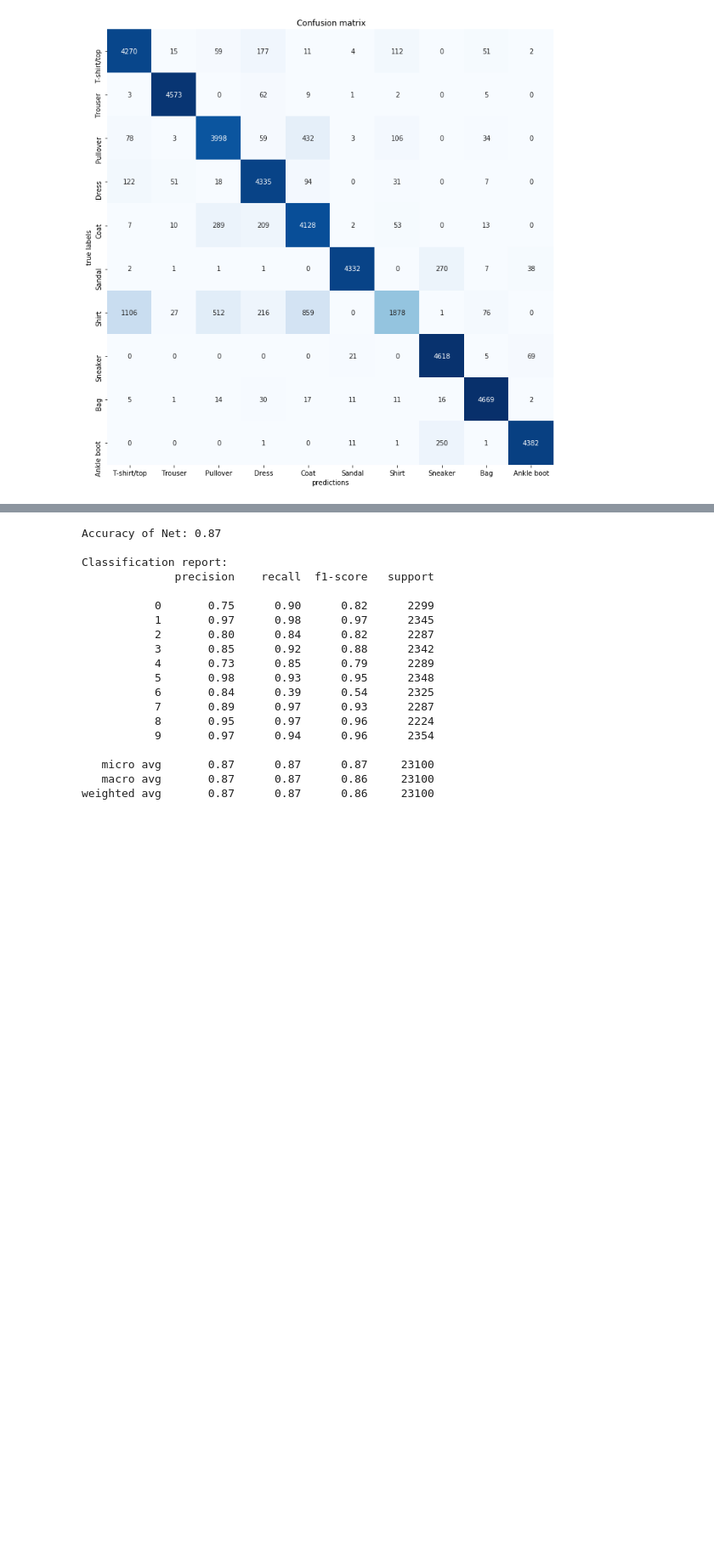
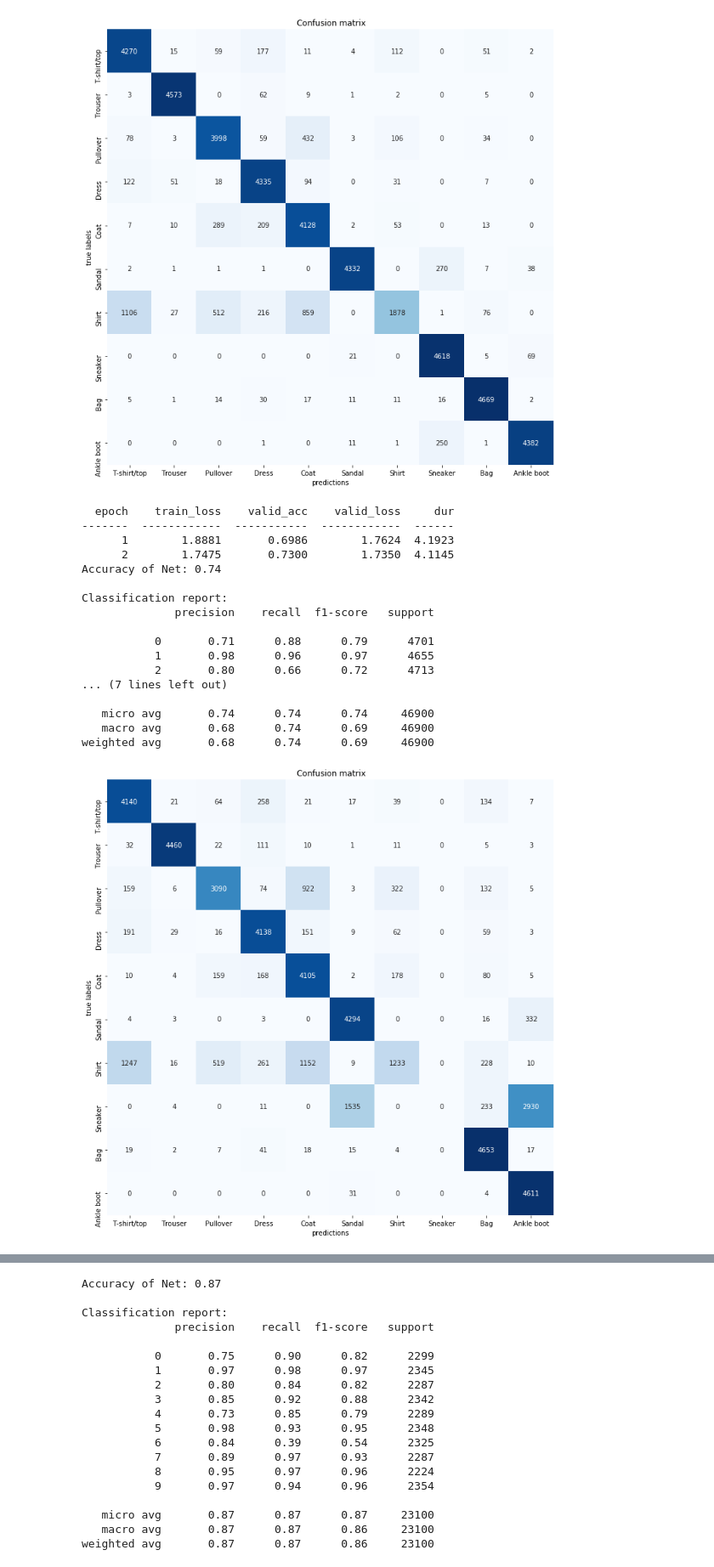
Before and after one commit to lmedeiro/covariance_estimators_in_machine_learning, a Jupyter notebook: Basic_PCA_CNN_Model.ipynb, the cells around one changed output, grey strips where cells are left out. Shown: that part at 85% size. Saved outputs shown, nothing was run; the diff lists cells and outputs as text; code cells hidden in the pictures; blank space fills up the shorter version.

```diff
--- a/Basic_PCA_CNN_Model.ipynb
+++ b/Basic_PCA_CNN_Model.ipynb
@@ -169,7 +171,7 @@ def compute_pca(data, number_of_eigen_vectors=None,
         decorrelated_data = data.dot(eigen_vectors[:,:number_of_eigen_vectors])
     return decorrelated_data
 # %%
-x_train, x_test, y_train, y_test = train_test_split(processed_data, target,
+x_train, x_test, y_train, y_test = train_test_split(decorrelated_data_sce, target,
                                                    test_size=0.33, random_state=42)
 # %%
 x_train = x_train.reshape([x_train.shape[0], int(np.sqrt(x_train.shape[1])),int(np.sqrt(x_train.shape[1])) ])
@@ -288,3 +383,29 @@ def test_model(model, test_data, test_targets):
+# %%
+def train_model(n_features, n_channels, x_train, y_train,
+               device = torch.device('cuda'), model_name = LeNet5OneD.__name__,
+               model = None, n_epochs = 10):
+    if model is None:
+        model = NeuralNetClassifier(module=LeNet5OneD,
+                                    criterion=nn.CrossEntropyLoss,
+                                    module__n_channels= n_channels,
+                                    module__n_features=n_features,
+                                    optimizer=optim.Adam,
+                                    optimizer__lr=0.001,
+                                    max_epochs=n_epochs,
+                                    batch_size=32,
+                                    iterator_train__shuffle=True,
+                                    device=device,
+                                    warm_start=True,
+                                   )
+    model.fit(x_train, y_train, epochs=n_epochs)
+    pred_train = model.predict(x_train)
+    accuracy = plot_confusion_matrix(pred_train, y_train, )
+    return model, pred_train, accuracy
+
+def test_model(model, test_data, test_targets):
+    pred_test = model.predict(test_data)
+    accuracy = plot_confusion_matrix(pred_test, test_targets)
+    return pred_test, accuracy
 # %%
 raw_data_model, \
 raw_data_pred_train, \
@@ -309,3 +430,27 @@ Classification report:
    macro avg       0.88      0.88      0.87     46900
 weighted avg       0.88      0.88      0.87     46900
 [figure]
+# %%
+pca_data_model, \
+pca_data_pred_train, \
+pca_data_accuracy = train_model(n_features=n_features, n_channels=n_channels,
+                                x_train=x_train, y_train=y_train, n_epochs=2)
+# %% [output]
+  epoch    train_loss    valid_acc    valid_loss     dur
+-------  ------------  -----------  ------------  ------
+      1        1.8881       0.6986        1.7624  4.1923
+      2        1.7475       0.7300        1.7350  4.1145
+Accuracy of Net: 0.74
+
+Classification report:
+              precision    recall  f1-score   support
+
+           0       0.71      0.88      0.79      4701
+           1       0.98      0.96      0.97      4655
+           2       0.80      0.66      0.72      4713
+... (7 lines left out)
+
+   micro avg       0.74      0.74      0.74     46900
+   macro avg       0.68      0.74      0.69     46900
+weighted avg       0.68      0.74      0.69     46900
+[figure, added]
```
Also changed, not shown: parts of 12 cells of this notebook, 1 other file.
